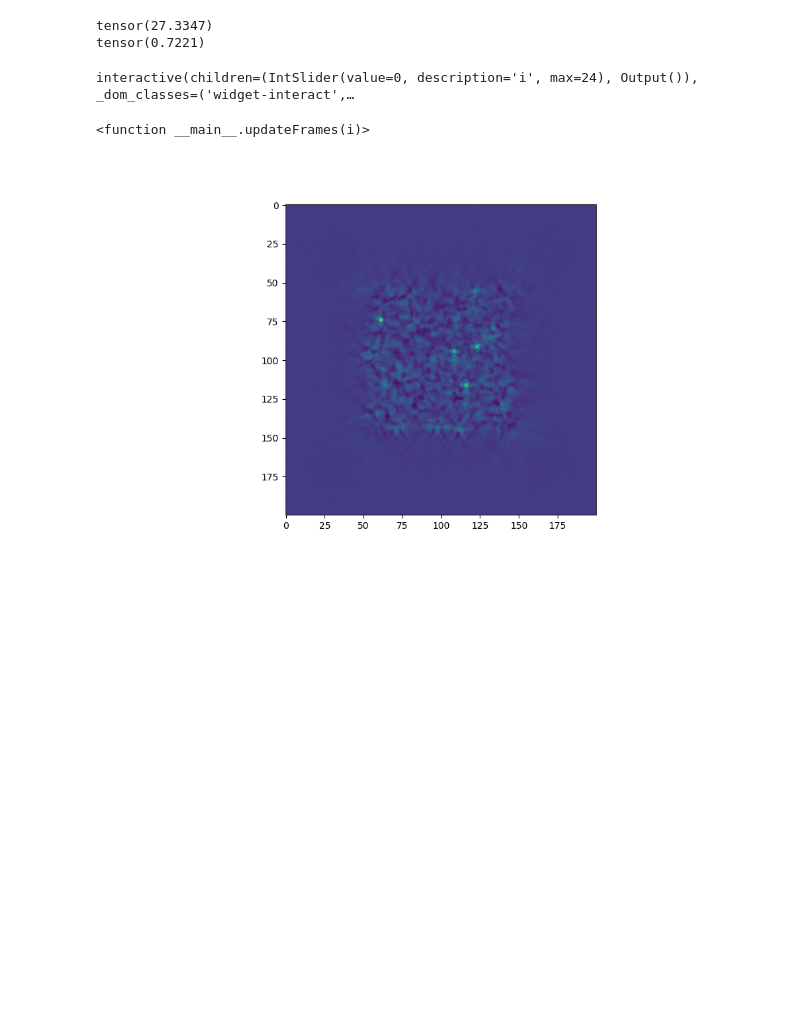
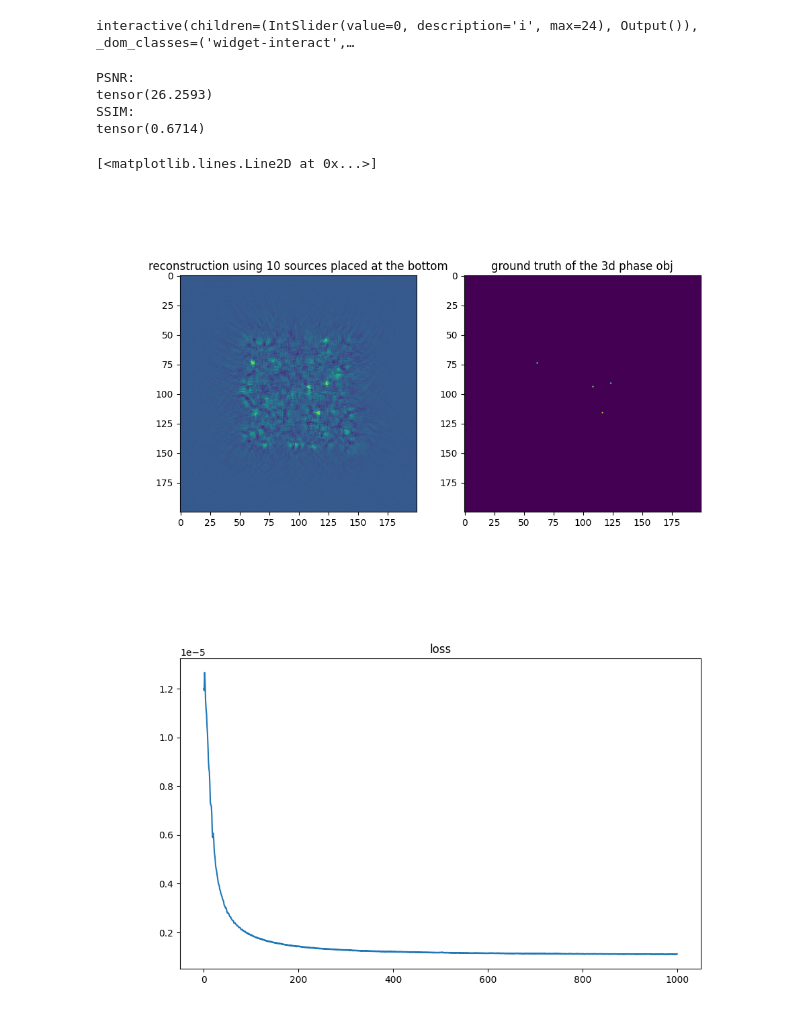
Before and after one commit to mingxuancai/FluoPhaseRecon, a Jupyter notebook: data_show.ipynb, the cells around one changed output. Saved outputs shown, nothing was run; the diff lists cells and outputs as text; code cells hidden in the pictures; blank space fills up the shorter version.

```diff
--- a/data_show.ipynb
+++ b/data_show.ipynb
@@ -14,28 +11,45 @@ output = np.load('Data/0227/output_1000epoch_mse_tv_1e-2_num50_range0.01_0.npy')
 gt = np.load('Data/ground_truth_na_list_3D_rand_10.npy')
-# %%
-psnr = peak_signal_noise_ratio(torch.from_numpy(output), torch.from_numpy(gt))
-ssim = structural_similarity_index_measure(torch.from_numpy(output[np.newaxis,:,:,:]), torch.from_numpy(gt[np.newaxis,:,:,:]))
-print(psnr)
-print(ssim)
-# %% [output]
-tensor(27.3347)
-tensor(0.7221)
 # %%
+output = np.load('Data/0227/output_1000epoch_mse_tv_1e-1.npy')
+# 10: 'Data/0227/output_1000epoch_mse_tv_1e-1.npy'
+# 50: 'Data/0227/output_1000epoch_mse_tv_1e-2_num50_range0.01_0.npy'
+
 # Show forward
-f, axes = plt.subplots(1, 1, figsize=(10, 6))
+f, axes = plt.subplots(1, 2, figsize=(10, 6))
 frames = []
 
 def init():
-    frames.append(axes.imshow(output[:,:,0]))
+    frames.append(axes[0].imshow(output[:,:,0]))
+    frames.append(axes[1].imshow(gt[:,:,0]))
+    axes[0].set_title('reconstruction using 10 sources placed at the bottom')
+    axes[1].set_title('ground truth of the 3d phase obj')
 
 init()
 
 def updateFrames(i):
     frames[0].set_data(output[:, :, i])
+    frames[1].set_data(gt[:,:,i])
 
 
 interact(updateFrames, i=IntSlider(min=0, max=24, step=1, value=0))
+
+psnr = peak_signal_noise_ratio(torch.from_numpy(output), torch.from_numpy(gt))
+ssim = structural_similarity_index_measure(torch.from_numpy(output[np.newaxis,:,:,:]), torch.from_numpy(gt[np.newaxis,:,:,:]))
+print('PSNR:')
+print(psnr)
+print('SSIM:')
+print(ssim)
+
+loss = np.load('Data/0227/loss_list_1000epoch_mse_tv_1e-1.npy')
+f, axes = plt.subplots(1, 1, figsize=(10, 6))
+axes.set_title('loss')
+plt.plot(loss)
 # %% [output]
 interactive(children=(IntSlider(value=0, description='i', max=24), Output()), _dom_classes=('widget-interact',…
-<function __main__.updateFrames(i)>
+PSNR:
+tensor(26.2593)
+SSIM:
+tensor(0.6714)
+[<matplotlib.lines.Line2D at 0x...>]
-[figure, old version]
+[figure, new version]
+[figure, added]
```
Also changed, not shown: parts of 3 cells of this notebook, 3 other files.
